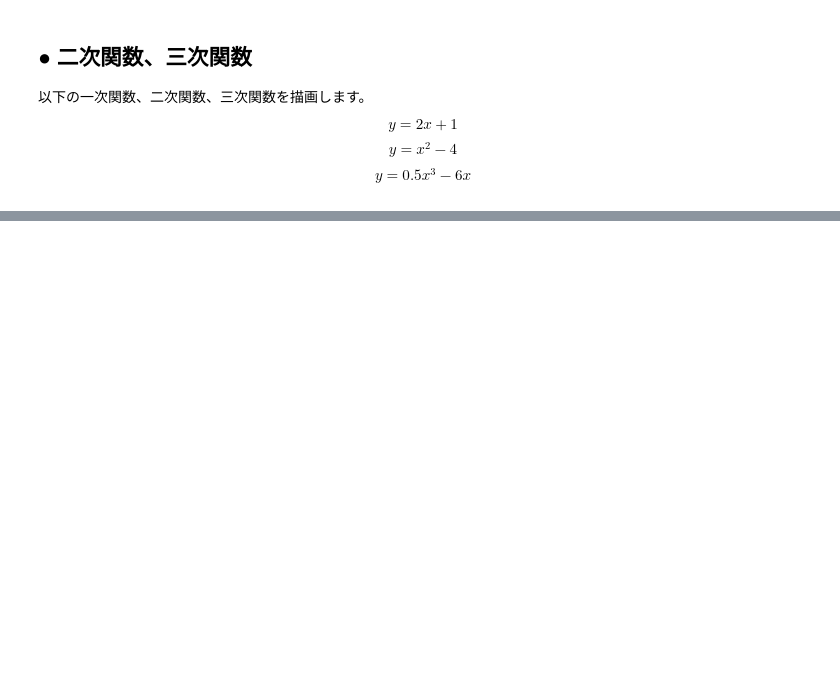
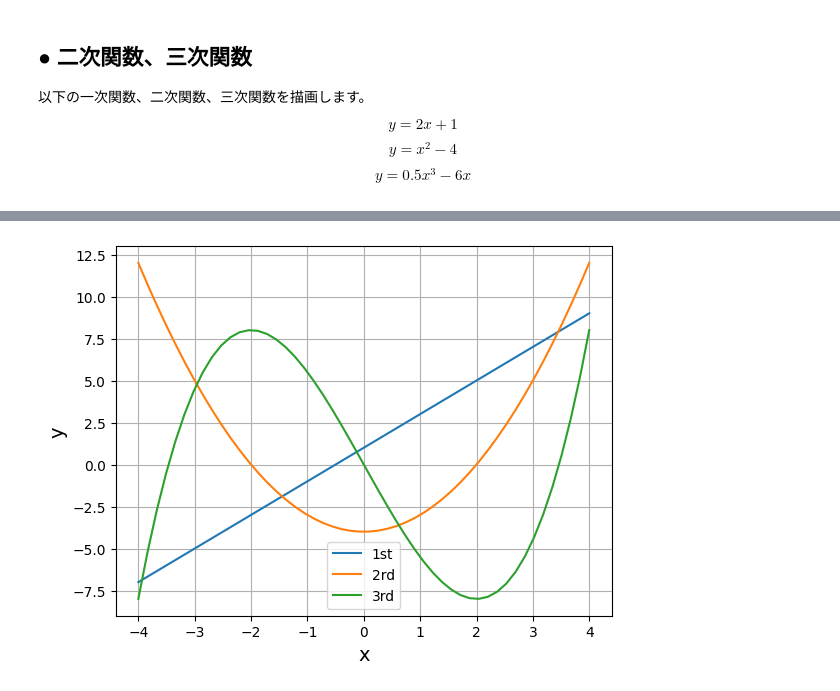
Before and after one commit to sonoko-jpg/section_1, a Jupyter notebook: section_3/draw_functions.ipynb, the cells around one changed output, grey strips where cells are left out. Saved outputs shown, nothing was run; the diff lists cells and outputs as text; code cells hidden in the pictures; blank space fills up the shorter version.

```diff
--- a/section_3/draw_functions.ipynb
+++ b/section_3/draw_functions.ipynb
@@ -127,0 +174,21 @@ plt.show()
+# %%
+# コード練習用
+import numpy as np
+import matplotlib.pyplot as plt
+
+x = np.linspace(-4,4)
+y_1 = 2*x + 1
+y_2 = x**2 - 4
+y_3 = 0.5*x**3 -6*x
+
+plt.plot(x, y_1, label="1st")
+plt.plot(x, y_2, label="2rd")
+plt.plot(x, y_3, label="3rd")
+plt.legend()
+
+plt.xlabel("x", size = 14)
+plt.ylabel("y", size = 14)
+plt.grid()
+plt.show()
+# %% [output]
+[figure, added]
```
Also changed, not shown: parts of 14 cells of this notebook.
